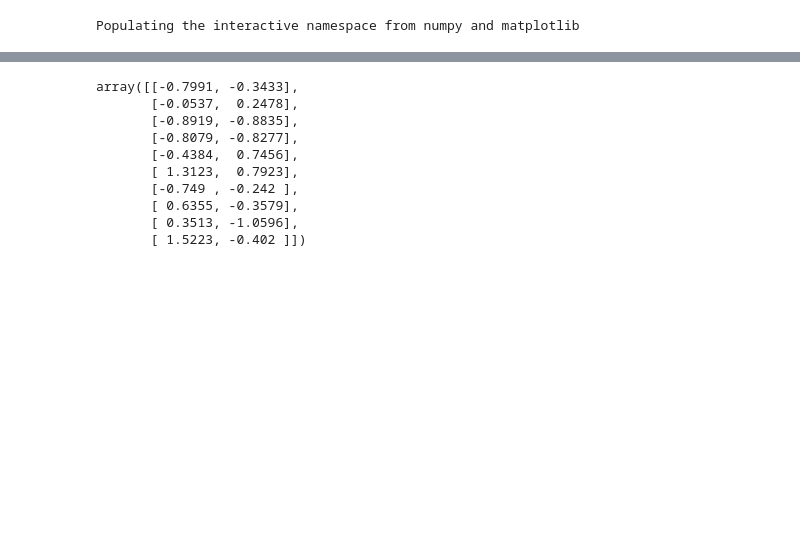
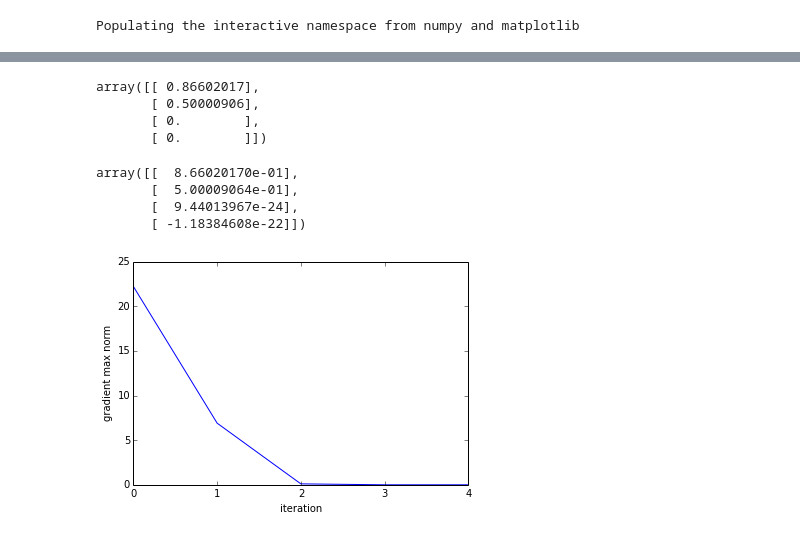
Before and after one commit to tingelst/game, a Jupyter notebook: python/rotor_estimation.ipynb, the cells around one changed output, grey strips where cells are left out. Drawn from its saved outputs; the diff is of its cells as text; code cells hidden in the pictures; blank space fills up the shorter version.

Commit message:
Added rotor estimations + ipython notebook update

```diff
--- a/python/rotor_estimation.ipynb
+++ b/python/rotor_estimation.ipynb
@@ -32,23 +26,42 @@ array([[-0.1022, -0.8637],
 # %%
-points_b = np.array([-0.7991, -0.3433,
-            -0.0537,  0.2478,
-            -0.8919, -0.8835,
-            -0.8079, -0.8277,
-            -0.4384,  0.7456,
-             1.3123,  0.7923,
-            -0.7490, -0.2420,
-             0.6355, -0.3579,
-             0.3513, -1.0596,
-             1.5223,  -0.4020]).reshape(10,2)
-points_b
+points_b = np.array([-0.7991, -0.3433, 0.0,
+                     -0.0537,  0.2478, 0.0,
+                     -0.8919, -0.8835, 0.0,
+                     -0.8079, -0.8277, 0.0,
+                     -0.4384,  0.7456, 0.0,
+                      1.3123,  0.7923, 0.0,
+                     -0.7490, -0.2420, 0.0,
+                      0.6355, -0.3579, 0.0,
+                      0.3513, -1.0596, 0.0,
+                      1.5223, -0.4020, 0.0]).reshape(10,3)
-# %% [output]
-array([[-0.7991, -0.3433],
-       [-0.0537,  0.2478],
-       [-0.8919, -0.8835],
-       [-0.8079, -0.8277],
-       [-0.4384,  0.7456],
-       [ 1.3123,  0.7923],
-       [-0.749 , -0.242 ],
-       [ 0.6355, -0.3579],
-       [ 0.3513, -1.0596],
-       [ 1.5223, -0.402 ]])
+# %%
+rotor_parameters = np.array([1.0, 0.0, 0.0, 0.0]).reshape(4,1)
+re = rotor_estimation.RotorEstimation()
+rotor_1 = re.run(rotor_parameters, points_a, points_b)
+rotor_1
+# %% [output]
+array([[ 0.86602017],
+       [ 0.50000906],
+       [ 0.        ],
+       [ 0.        ]])
+# %%
+bivector_parameters = np.array([0.1, 0.0, 0.0]).reshape(3,1)
+rbe = rotor_estimation.RotorBivectorGeneratorEstimation()
+rotor_2 = rbe.run(bivector_parameters, points_a, points_b)
+rotor_2
+# %% [output]
+array([[  8.66020170e-01],
+       [  5.00009064e-01],
+       [  9.44013967e-24],
+       [ -1.18384608e-22]])
+# %%
+def plot_gradient_max_norm(iterations):
+    plt.plot([iteration['gradient_max_norm'] for iteration in iterations])
+    plt.xticks([iteration['iteration'] for iteration in iterations])
+    plt.xlabel('iteration')
+    plt.ylabel('gradient max norm')
+    plt.show()
+# %%
+plot_gradient_max_norm(rbe.summary()['iterations'])
+# %% [output]
+[figure, added]
```
Also changed, not shown: parts of 18 cells of this notebook, 6 other files.
